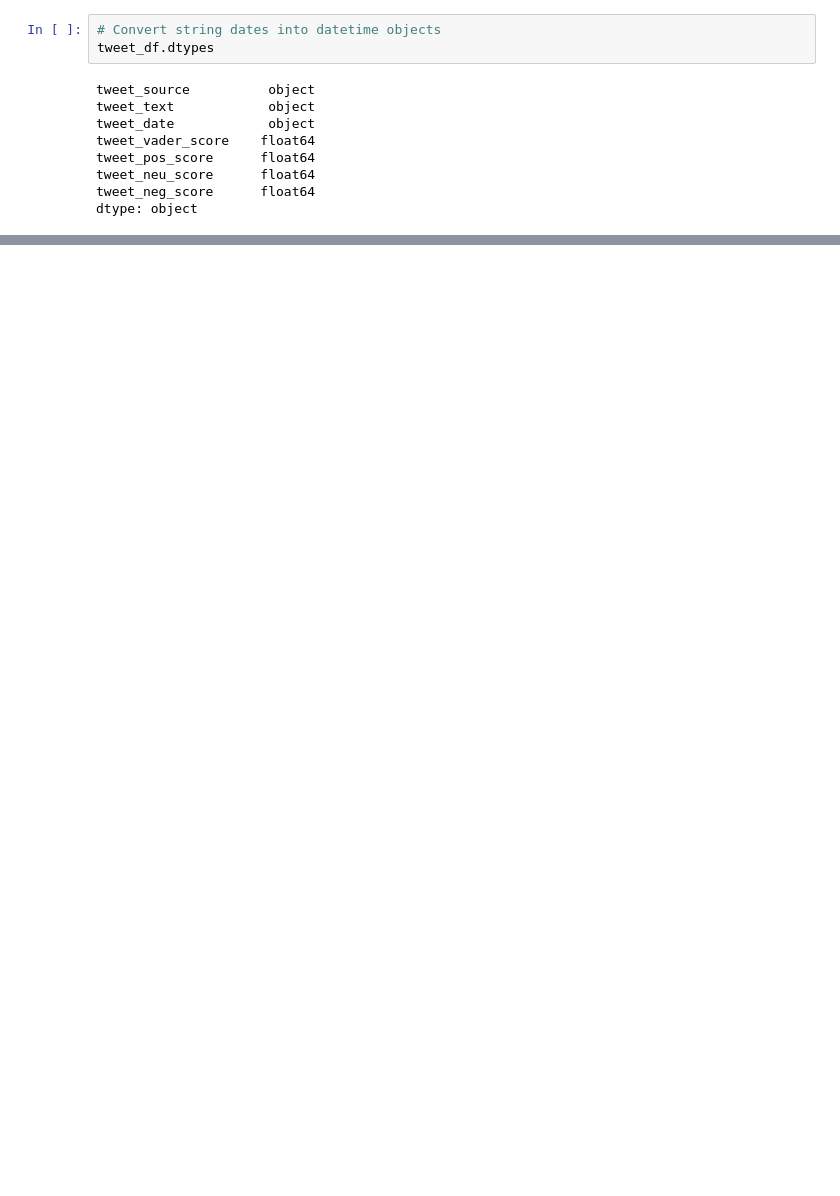
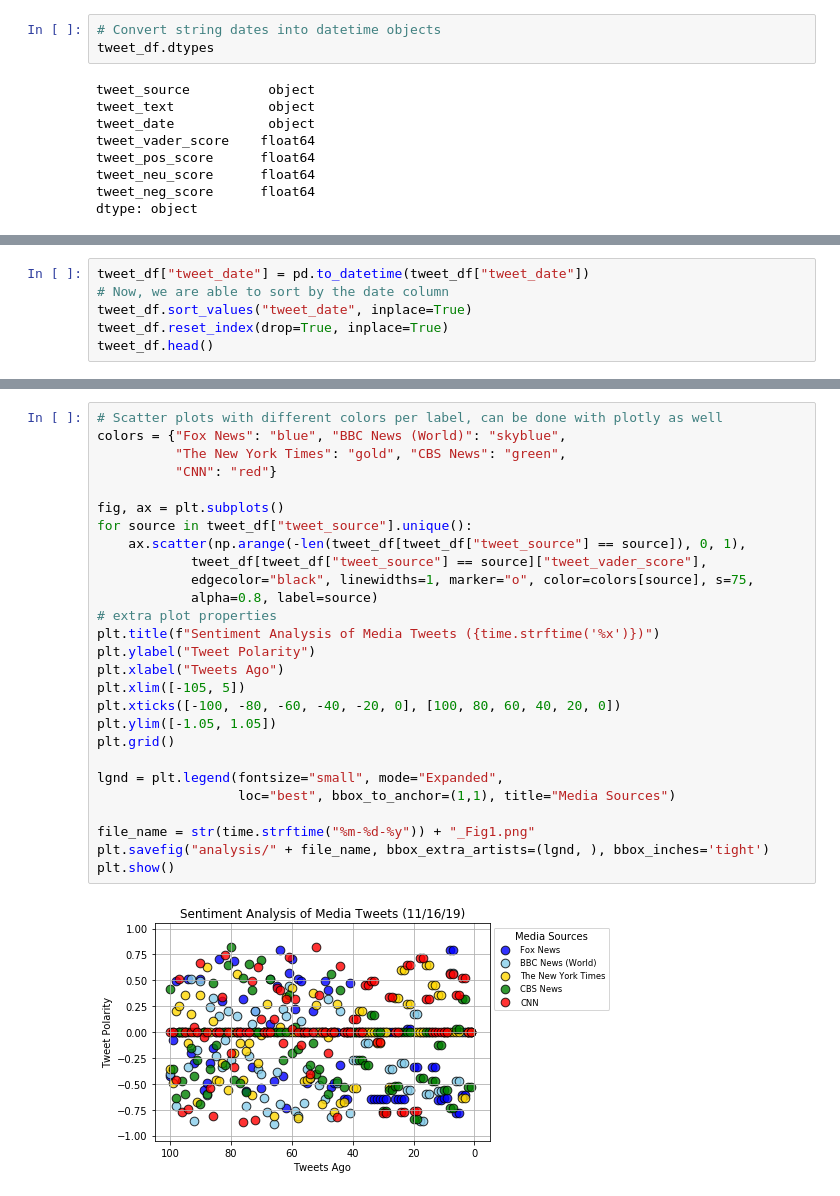
Before and after one commit to jwu047/News-Mood, a Jupyter notebook: jw_07_news_mood.ipynb, the cells around one changed output, grey strips where cells are left out. Cells and saved outputs as stored; diff of their text form; blank space fills up the shorter version.

```diff
--- a/jw_07_news_mood.ipynb
+++ b/jw_07_news_mood.ipynb
@@ -93,0 +93,6 @@ tweet_df["tweet_date"] = pd.to_datetime(tweet_df["tweet_date"])
+# %%
+tweet_df["tweet_date"] = pd.to_datetime(tweet_df["tweet_date"])
+# Now, we are able to sort by the date column
+tweet_df.sort_values("tweet_date", inplace=True)
+tweet_df.reset_index(drop=True, inplace=True)
+tweet_df.head()
@@ -93,0 +109,29 @@ tweet_df["tweet_date"] = pd.to_datetime(tweet_df["tweet_date"])
+# %%
+# Scatter plots with different colors per label, can be done with plotly as well
+colors = {"Fox News": "blue", "BBC News (World)": "skyblue",
+          "The New York Times": "gold", "CBS News": "green",
+          "CNN": "red"}
+
+fig, ax = plt.subplots()
+for source in tweet_df["tweet_source"].unique():
+    ax.scatter(np.arange(-len(tweet_df[tweet_df["tweet_source"] == source]), 0, 1),
+            tweet_df[tweet_df["tweet_source"] == source]["tweet_vader_score"],
+            edgecolor="black", linewidths=1, marker="o", color=colors[source], s=75,
+            alpha=0.8, label=source)
+# extra plot properties
+plt.title(f"Sentiment Analysis of Media Tweets ({time.strftime('%x')})")
+plt.ylabel("Tweet Polarity")
+plt.xlabel("Tweets Ago")
+plt.xlim([-105, 5])
+plt.xticks([-100, -80, -60, -40, -20, 0], [100, 80, 60, 40, 20, 0])
+plt.ylim([-1.05, 1.05])
+plt.grid()
+
+lgnd = plt.legend(fontsize="small", mode="Expanded",
+                  loc="best", bbox_to_anchor=(1,1), title="Media Sources")
+
+file_name = str(time.strftime("%m-%d-%y")) + "_Fig1.png"
+plt.savefig("analysis/" + file_name, bbox_extra_artists=(lgnd, ), bbox_inches='tight')
+plt.show()
+# %% [output]
+[figure, added]
```
Also changed, not shown: parts of 11 cells of this notebook.
